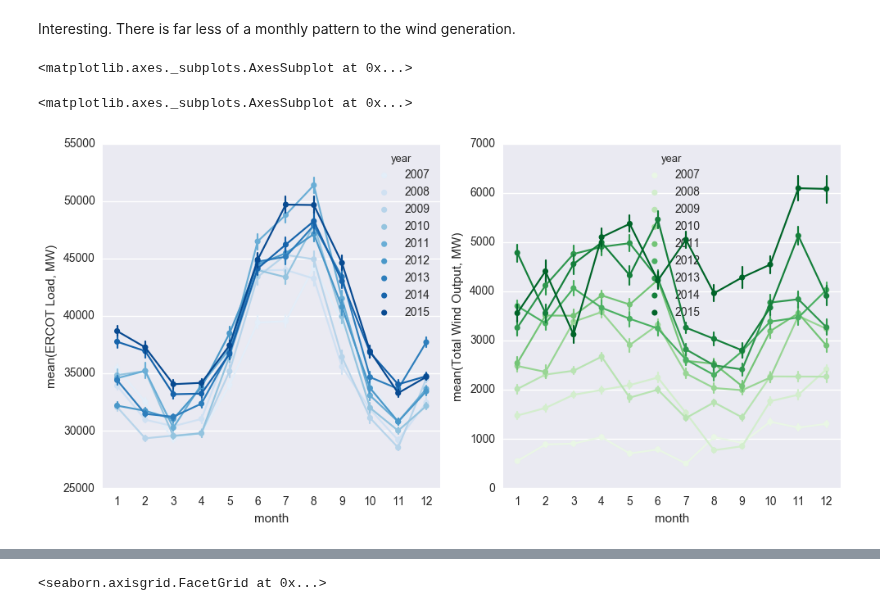
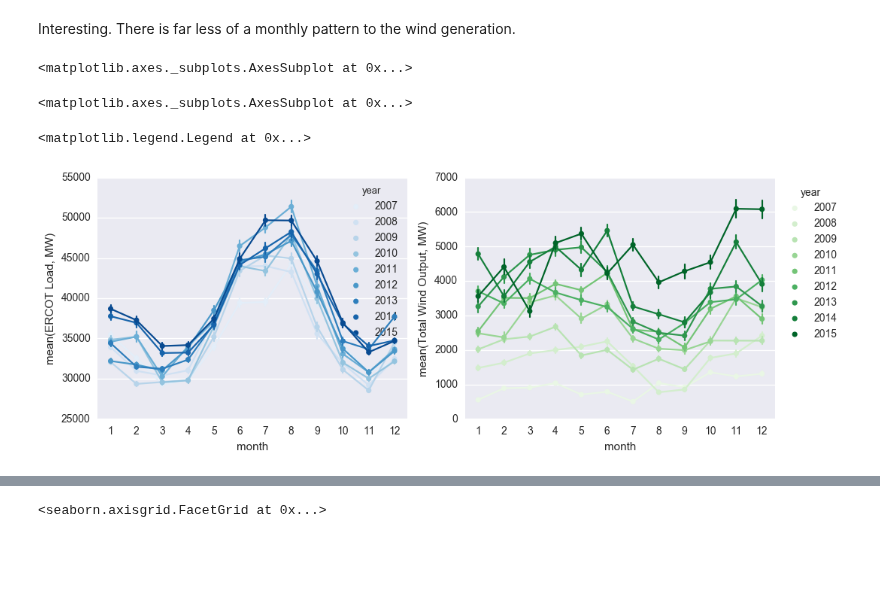
Before and after one commit to gschivley/ERCOT_power, a Jupyter notebook: Exploratory visualization/Exploratory visualizations.ipynb, the cells around one changed output, grey strips where cells are left out. Drawn from its saved outputs; the diff is of its cells as text; code cells hidden in the pictures; blank space fills up the shorter version.

```diff
--- a/Exploratory visualization/Exploratory visualizations.ipynb
+++ b/Exploratory visualization/Exploratory visualizations.ipynb
@@ -67,14 +68,16 @@ sns.pointplot('month', 'ERCOT Load, MW', data=ercot, hue='year',
 # %% [markdown]
 Interesting. There is far less of a monthly pattern to the wind generation.
 # %%
-fig, (ax1, ax2) = plt.subplots(1,2,figsize=(10,5))
+fig, (ax1, ax2) = plt.subplots(1,2,figsize=(10,4))
 sns.pointplot('month', 'ERCOT Load, MW', data=ercot, hue='year',
               palette='Blues', scale=0.5, ax=ax1)
 sns.pointplot('month', 'Total Wind Output, MW', data=ercot, hue='year',
               palette='Greens', scale=0.5, ax=ax2)
+ax2.legend(bbox_to_anchor=(1, 1), loc=2, title='year')
 
 plt.tight_layout()
 # %% [output]
 <matplotlib.axes._subplots.AxesSubplot at 0x...>
 <matplotlib.axes._subplots.AxesSubplot at 0x...>
+<matplotlib.legend.Legend at 0x...>
-[figure, old version]
+[figure, new version]
```
Also changed, not shown: parts of 7 cells of this notebook.
